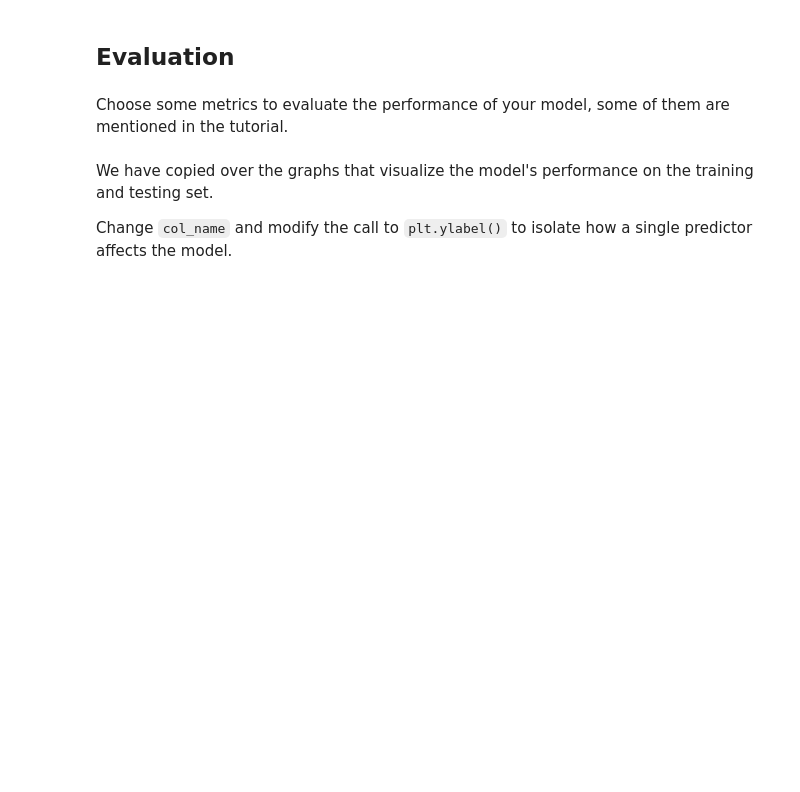
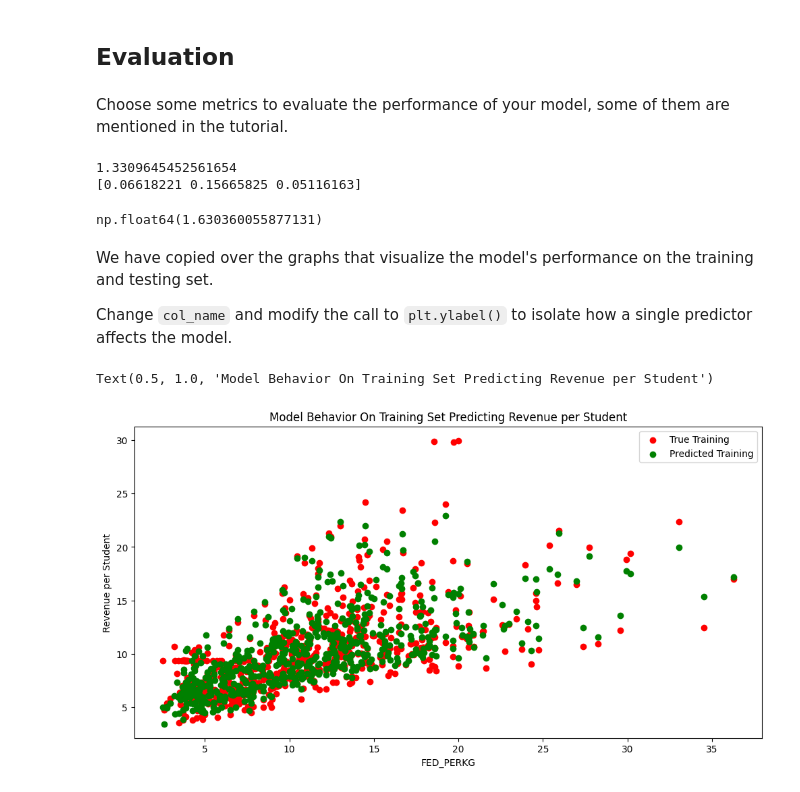
Before and after one commit to ennisp16/MDST-Onboarding, a Jupyter notebook: tutorial1/checkpoint1.ipynb, the cells around one changed output. Cells and saved outputs as stored; diff of their text form; code cells hidden in the pictures; blank space fills up the shorter version.

```diff
--- a/tutorial1/checkpoint1.ipynb
+++ b/tutorial1/checkpoint1.ipynb
@@ -121,6 +121,10 @@ Use this space to modify or create features.
 jfk["LOCAL_PERKG"] = jfk["LOCAL_REVENUE"] / jfk["GRADES_KG_G"]
 
 jfk["REV_PERSTU"] = jfk["TOTAL_REVENUE"] / jfk["ENROLL"]
+
+jfk["FED_PERKG"] = jfk["FEDERAL_REVENUE"] / jfk["GRADES_KG_G"]
+
+jfk["STATE_PERKG"] = jfk["STATE_REVENUE"] / jfk["GRADES_KG_G"]
 # %% [markdown]
 Feature engineering justification: **<BRIEFLY DESCRIBE WHY YOU MADE THE CHANGES THAT YOU DID\>**
 # %% [markdown]
@@ -167,8 +167,19 @@ from sklearn.model_selection import train_test_split
+# %%
+# @@@ 8
+
+# X =
+# y =
+X = jfk[['LOCAL_PERKG','FED_PERKG','STATE_PERKG']].dropna()
+y = jfk.loc[X.index]['REV_PERSTU']
+
+y.fillna(y.median(), inplace=True)
 # %%
 # @@@ 9
 
 # X_train, X_test, y_train, y_test = train_test_split(
 #      X, y, test_size=, random_state=42)
+
+X_train, X_test, y_train, y_test = train_test_split(X, y, test_size=.5, random_state=1)
 # %% [markdown]
 <h2> Prediction </h2>
 # %% [markdown]
@@ -180,6 +192,7 @@ ML Models [Resource](https://medium.com/@vijaya.beeravalli/comparison-of-machine
 # @@@ 11
 # create your model here
 # model =
+model = LinearRegression()
 # %%
 model.fit(X_train, y_train)
 # %% [output]
@@ -195,21 +206,38 @@ Choose some metrics to evaluate the performance of your model, some of them are
+# %%
+# @@@ 12
+print(model.intercept_)
+print(model.coef_)
+
+model.score(X_test, y_test)
+
+np.mean(np.abs(model.predict(X_test)-y_test))
+
+np.mean((model.predict(X_test)-y_test)**2)**0.5
+# %% [output]
+1.3309645452561654
+[0.06618221 0.15665825 0.05116163]
+np.float64(1.630360055877131)
 # %% [markdown]
 We have copied over the graphs that visualize the model's performance on the training and testing set.
 
 Change `col_name` and modify the call to `plt.ylabel()` to isolate how a single predictor affects the model.
 # %%
 # @@@ 13
-
-# col_name = 'COLUMN NAME OF ONE PREDICTOR'
+plt = mpl
+col_name = 'FED_PERKG'
 
 
-# f = plt.figure(figsize=(12,6))
-# plt.scatter(X_train[col_name], y_train, color = "red")
-# plt.scatter(X_train[col_name], model.predict(X_train), color = "green")
+f = plt.figure(figsize=(12,6))
+plt.scatter(X_train[col_name], y_train, color = "red")
+plt.scatter(X_train[col_name], model.predict(X_train), color = "green")
 
-# plt.legend(['True Training','Predicted Training'])
-# plt.xlabel(col_name)
-# plt.ylabel('NAME OF THE PREDICTOR')
-# plt.title("Model Behavior On Training Set")
+plt.legend(['True Training','Predicted Training'])
+plt.xlabel(col_name)
+plt.ylabel('Revenue per Student')
+plt.title("Model Behavior On Training Set Predicting Revenue per Student")
+# %% [output]
+Text(0.5, 1.0, 'Model Behavior On Training Set Predicting Revenue per Student')
+[figure, added]
 # %%
 # @@@ 14
 
```
Also changed, not shown: parts of 9 cells of this notebook, 1 other file.
